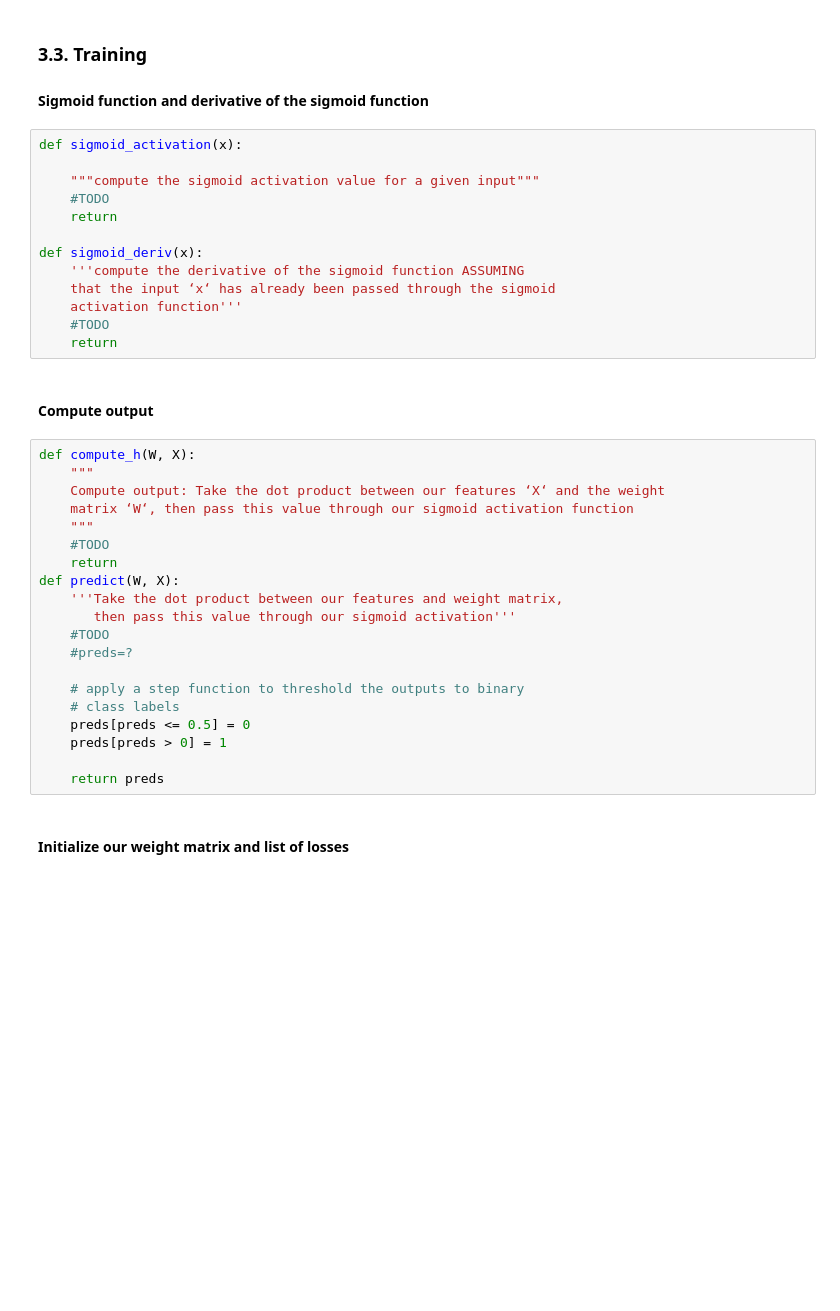
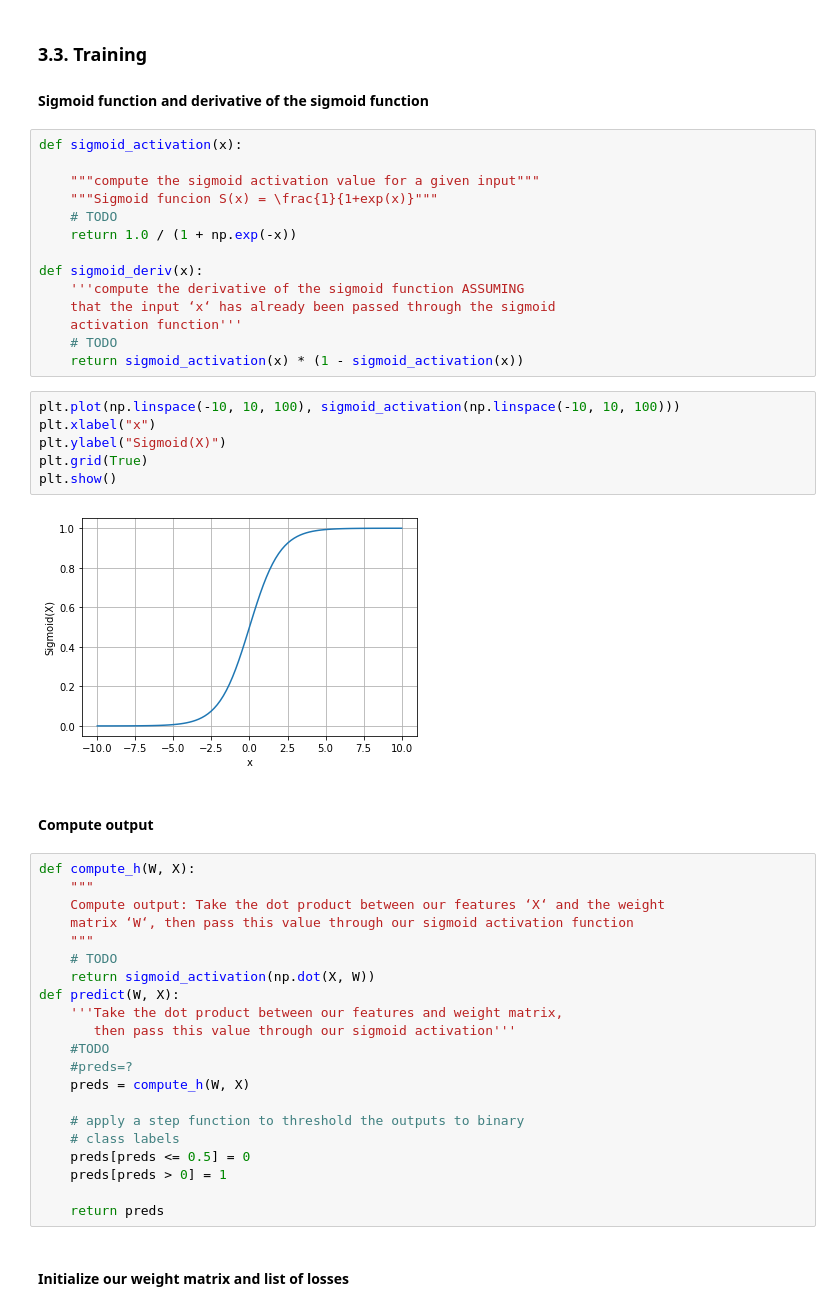
Before and after one commit to nhutnamhcmus/intro2ml-lab2-gradient-descent, a Jupyter notebook: Lab02-GradientDescent.ipynb, the cells around one changed output. Drawn from its saved outputs; the diff is of its cells as text; blank space fills up the shorter version.

```diff
--- a/Lab02-GradientDescent.ipynb
+++ b/Lab02-GradientDescent.ipynb
@@ -71,15 +72,24 @@ X = np.c_[X, np.ones((X.shape[0]))]
 def sigmoid_activation(x):
 
     """compute the sigmoid activation value for a given input"""
-    #TODO
-    return
+    """Sigmoid funcion S(x) = \frac{1}{1+exp(x)}"""
+    # TODO
+    return 1.0 / (1 + np.exp(-x))
 
 def sigmoid_deriv(x):
     '''compute the derivative of the sigmoid function ASSUMING
     that the input ‘x‘ has already been passed through the sigmoid
     activation function'''
-    #TODO
-    return
+    # TODO
+    return sigmoid_activation(x) * (1 - sigmoid_activation(x))
+# %%
+plt.plot(np.linspace(-10, 10, 100), sigmoid_activation(np.linspace(-10, 10, 100)))
+plt.xlabel("x")
+plt.ylabel("Sigmoid(X)")
+plt.grid(True)
+plt.show()
+# %% [output]
+[figure, added]
 # %% [markdown]
 #### Compute output
 # %%
@@ -88,13 +98,14 @@ def compute_h(W, X):
     Compute output: Take the dot product between our features ‘X‘ and the weight
     matrix ‘W‘, then pass this value through our sigmoid activation function
     """
-    #TODO
-    return
+    # TODO
+    return sigmoid_activation(np.dot(X, W))
 def predict(W, X):
     '''Take the dot product between our features and weight matrix,
        then pass this value through our sigmoid activation'''
     #TODO
     #preds=?
+    preds = compute_h(W, X)
 
     # apply a step function to threshold the outputs to binary
     # class labels
```
Also changed, not shown: parts of 16 cells of this notebook.
